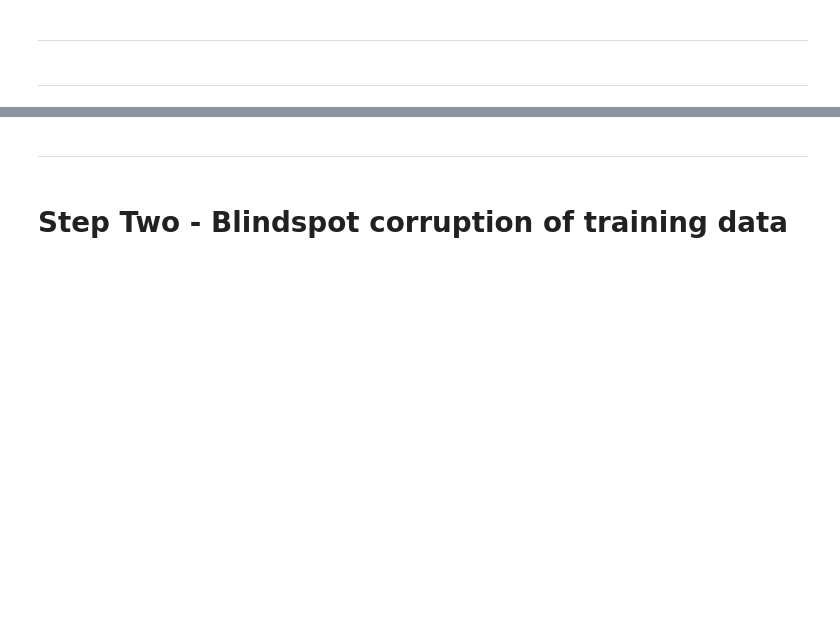
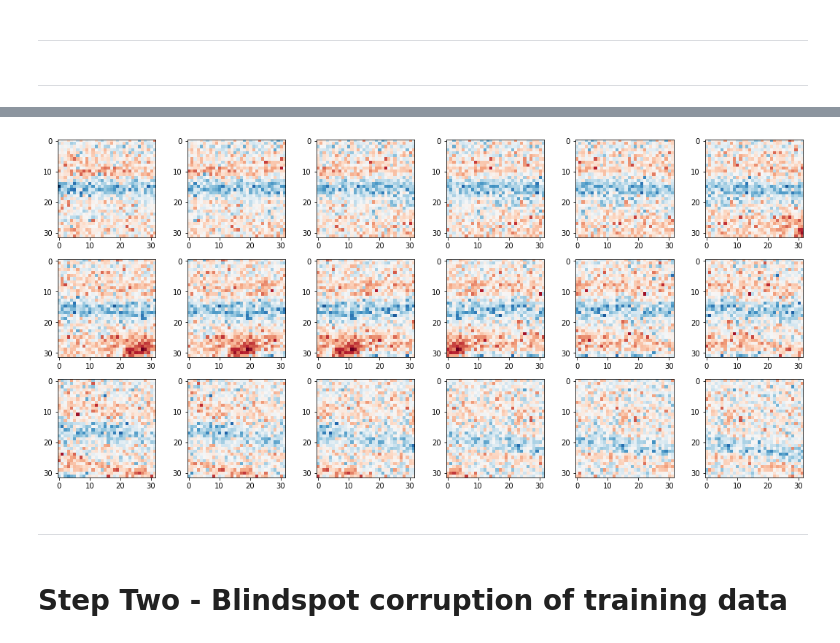
Before and after one commit to swag-kaust/Transform2022_SelfSupervisedDenoising, a Jupyter notebook: Tutorial One - Random Noise Suppression.ipynb, the cells around one changed output, grey strips where cells are left out. Cells and saved outputs as stored; diff of their text form; code cells hidden in the pictures; blank space fills up the shorter version.

```diff
--- a/Tutorial One - Random Noise Suppression.ipynb
+++ b/Tutorial One - Random Noise Suppression.ipynb
@@ -33,3 +71,10 @@ In this example we are going to use a post-stack seismic section generated from
+# %%
+fig, axs = plt.subplots(3,6,figsize=[15,7])
+for i in range(6*3):
+    axs.ravel()[i].imshow(noisy_patches[i], cmap=cmap, vmin=vmin, vmax=vmax)
+fig.tight_layout()
+# %% [output]
+[figure, added]
 # %% [markdown]
 ***
 # %% [markdown]
```
Also changed, not shown: parts of 26 cells of this notebook, 6 other files.
